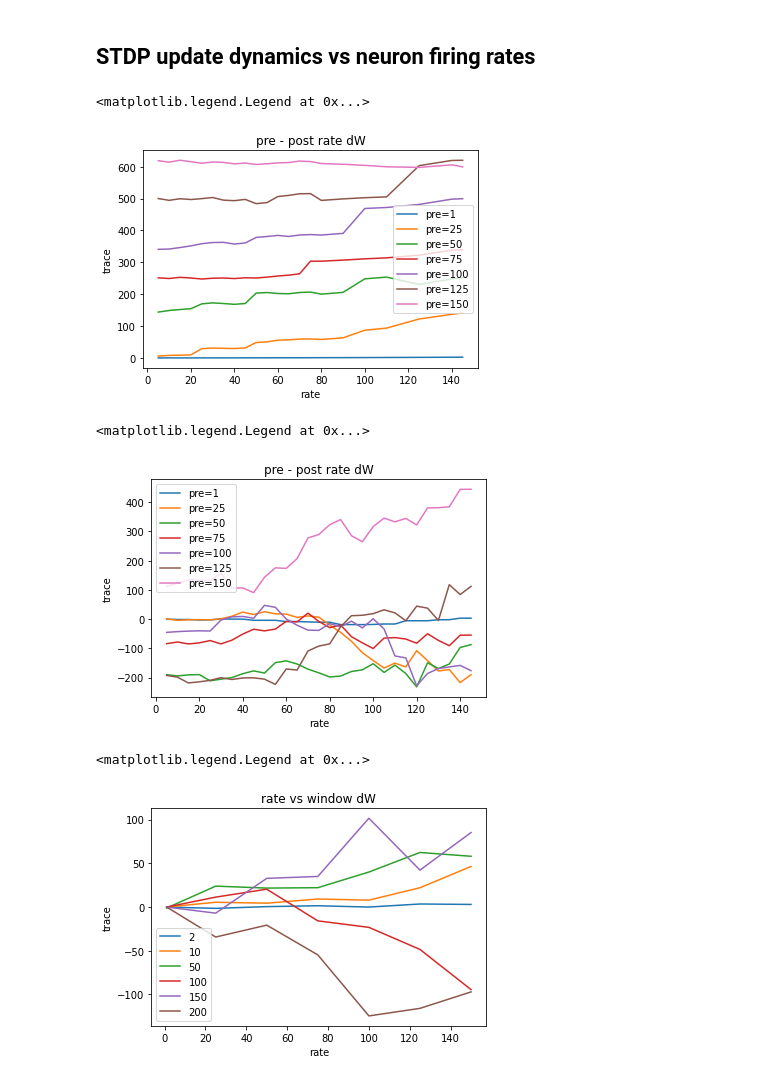
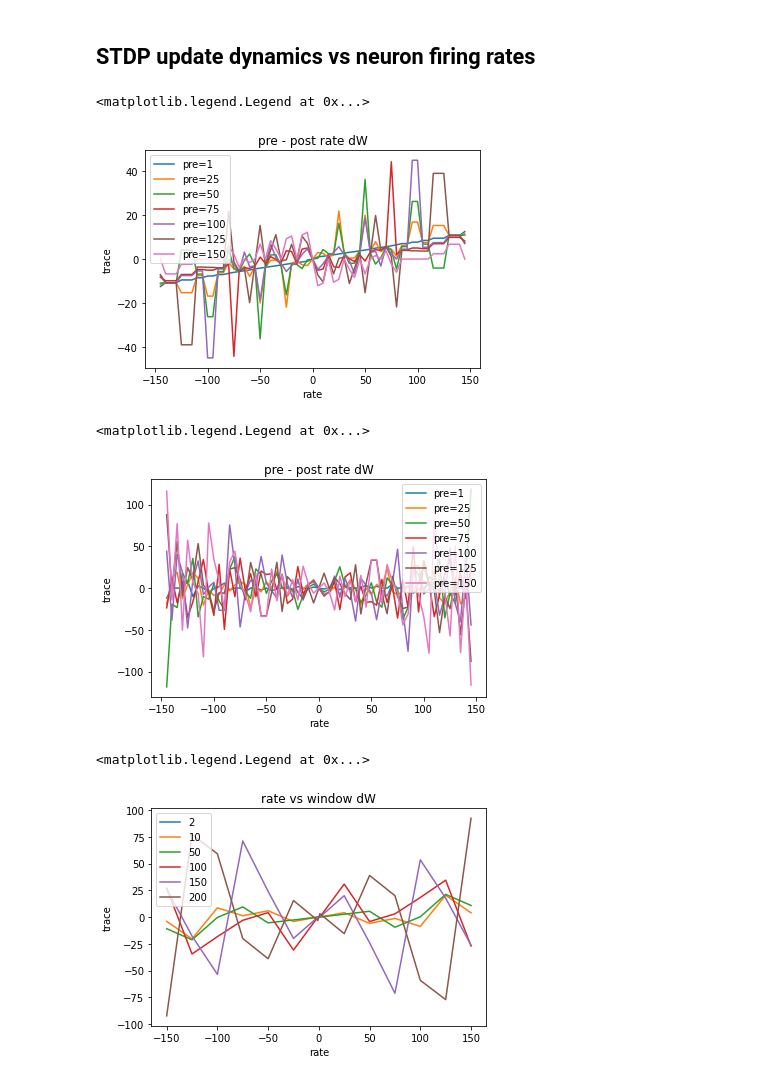
Before and after one commit to SpikeyCNS/spikey, a Jupyter notebook: examples/sanity/stdp_viz.ipynb, the cells around one changed output. Cells and saved outputs as stored; diff of their text form; code cells hidden in the pictures.

```diff
--- a/examples/sanity/stdp_viz.ipynb
+++ b/examples/sanity/stdp_viz.ipynb
@@ -22,5 +124,5 @@ def onehot(value, buckets):
 # %%
-## Excitatory vs Inhibitory
+## Multiple spikes
 config = {
     'n_neurons': 2,
     'n_inputs': 0,
@@ -41,6 +143,7 @@ for plot_id, (label, INHIBITORIES) in enumerate({'Excitatory': [1, 1], 'Inhibito
         X, X_minus, Y, Y_minus = [], [], [], []
 
         for i in range(LENGTH + 1):
+            w.matrix[:, :] = 0
             synapses.reset()
             synapses.reward(1)
 
@@ -184,10 +193,13 @@ RATES = [1, 25, 50, 75, 100, 125, 150]  # hz, number of fires / interval -- even
 
 for rate2 in RATES:
     X, Y = [], []
+    X_minus, Y_minus = [], []
 
     for rate1 in np.arange(5, 150, 5):
+        w.matrix[:, :] = 0
         synapses.reset()
         synapses.reward(1)
+
 
         a = np.zeros(LENGTH)
         a[3::LENGTH // rate1] = 1.
@@ -199,10 +211,12 @@ for rate2 in RATES:
         for i in range(1, LENGTH):
             synapses._apply_stdp(full_spike_log[:i], INHIBITORIES)
 
+        X_minus.append(-rate1)
+        Y_minus.append(w.matrix[0, 1])
         X.append(rate1)
         Y.append(w.matrix[1, 0])
 
-    plt.plot(X, Y, label=f"pre={rate2}")
+    plt.plot(X_minus[::-1] + X, Y_minus[::-1] + Y, label=f"pre={rate2}")
 
 plt.title(f"pre - post rate dW")
 plt.xlabel('rate')
@@ -210,7 +224,7 @@ plt.ylabel('trace')
 plt.legend()
 # %% [output]
 <matplotlib.legend.Legend at 0x...>
-[figure, old version]
+[figure, new version]
 # %%
 ## vs Presynaptic rate - Uniform Rates
 # ideally uniform will be a flat line, any randomness should create all possible coincidences
@@ -227,37 +241,41 @@ synapses = SYNAPSE(w, **config)
 
 LENGTH = 1000
 INHIBITORIES = np.array([1, 1])
 
 RATES = [1, 25, 50, 75, 100, 125, 150]  # hz, number of fires / interval -- evenly spaced
 
 for rate2 in RATES:
     X, Y = [], []
+    X_minus, Y_minus = [], []
 
     for rate1 in np.arange(5, 150, 5):
+        w.matrix[:, :] = 0.
         synapses.reset()
         synapses.reward(1)
 
-        a = np.int_(np.random.uniform(0, 1, size=LENGTH) <= rate1 / LENGTH)
-        b = np.int_(np.random.uniform(0, 1, size=LENGTH) <= rate2 / LENGTH)
+        a = np.float_(np.random.uniform(0, 1, size=LENGTH) <= rate1 / LENGTH)
+        b = np.float_(np.random.uniform(0, 1, size=LENGTH) <= rate2 / LENGTH)
 
         full_spike_log = np.array([a, b]).T
 
         for i in range(1, LENGTH):
             synapses._apply_stdp(full_spike_log[:i], INHIBITORIES)
 
+        X_minus.append(-rate1)
+        Y_minus.append(w.matrix[0, 1])
         X.append(rate1)
         Y.append(w.matrix[1, 0])
 
-    plt.plot(X, Y, label=f"pre={rate2}")
+    plt.plot(X_minus[::-1] + X, Y_minus[::-1] + Y, label=f"pre={rate2}")
     # plt.plot(np.unique(X), np.poly1d(np.polyfit(X, Y, 1))(np.unique(X)), label=f"pre={rate2}")
 
 plt.title(f"pre - post rate dW")
 plt.xlabel('rate')
 plt.ylabel('trace')
 plt.legend()
 # %% [output]
 <matplotlib.legend.Legend at 0x...>
-[figure, old version]
+[figure, new version]
 # %%
 ## vs STDP Window - Uniform Rates
 # ideally uniform will be a flat line, any randomness should create all possible coincidences
@@ -279,23 +297,27 @@ for window in [2, 10, 50, 100, 150, 200]:
     synapses = SYNAPSE(w, **config)
 
     X, Y = [], []
+    X_minus, Y_minus = [], []
 
     for rate in RATES:
+        w.matrix[:, :] = 0
         synapses.reset()
         synapses.reward(1)
 
-        a = np.int_(np.random.uniform(0, 1, size=LENGTH) <= rate / LENGTH)
-        b = np.int_(np.random.uniform(0, 1, size=LENGTH) <= 100 / LENGTH)
+        a = np.float_(np.random.uniform(0, 1, size=LENGTH) <= rate / LENGTH)
+        b = np.float_(np.random.uniform(0, 1, size=LENGTH) <= 100 / LENGTH)
 
         full_spike_log = np.array([a, b]).T
 
         for i in range(1, LENGTH):
             synapses._apply_stdp(full_spike_log[:i], INHIBITORIES)
 
+        X_minus.append(-rate)
+        Y_minus.append(w.matrix[0, 1])
         X.append(rate)
         Y.append(w.matrix[1, 0])
 
-    plt.plot(X, Y, label=f"{window}")
+    plt.plot(X_minus[::-1] + X, Y_minus[::-1] + Y, label=f"{window}")
 
 plt.title(f"rate vs window dW")
 plt.xlabel('rate')
@@ -303,4 +325,4 @@ plt.ylabel('trace')
 plt.legend()
 # %% [output]
 <matplotlib.legend.Legend at 0x...>
-[figure, old version]
+[figure, new version]
```
Also changed, not shown: parts of 7 cells of this notebook, 7 other files.
